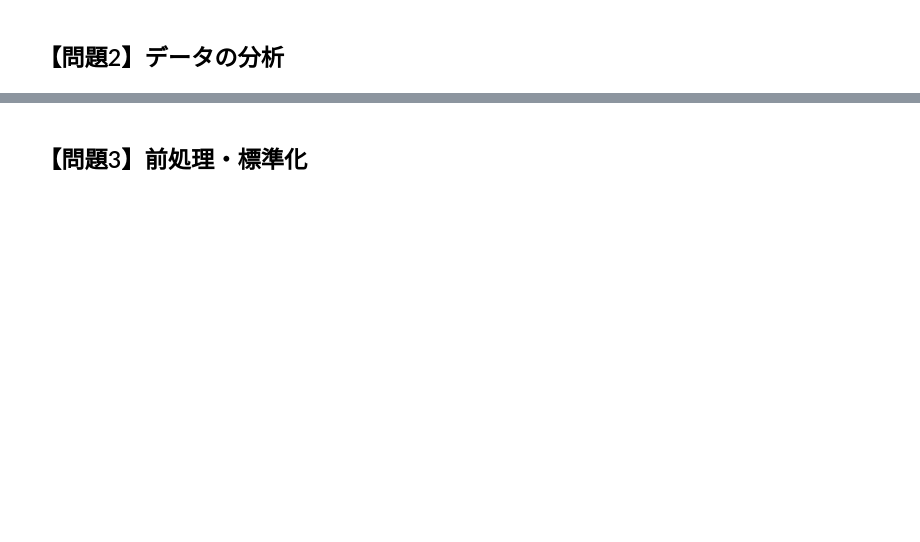
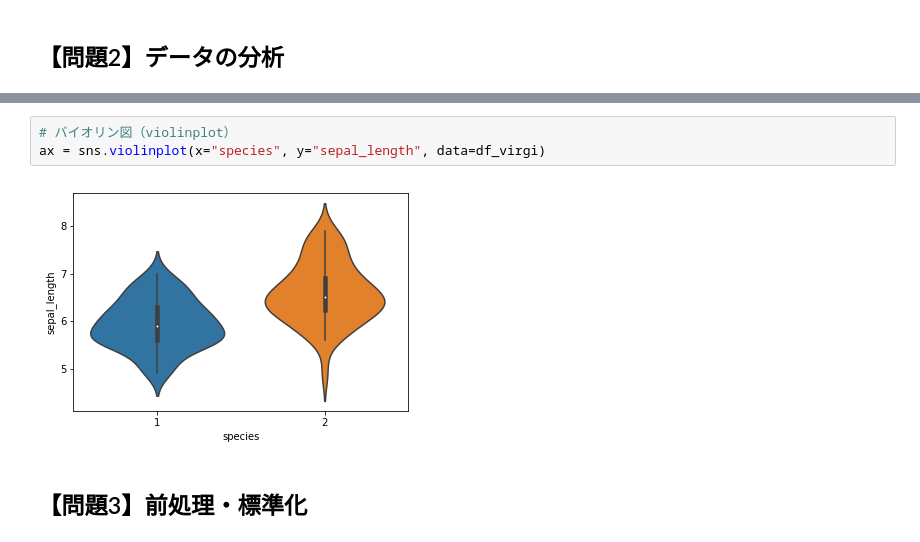
Before and after one commit to norotime/diveintocode-ml, a Jupyter notebook: week4/week4-work1.ipynb, the cells around one changed output, grey strips where cells are left out. Cells and saved outputs as stored; diff of their text form; blank space fills up the shorter version.

```diff
--- a/week4/week4-work1.ipynb
+++ b/week4/week4-work1.ipynb
@@ -17,2 +113,7 @@
+# %%
+# バイオリン図（violinplot）
+ax = sns.violinplot(x="species", y="sepal_length", data=df_virgi)
+# %% [output]
+[figure, added]
 # %% [markdown]
 ## 【問題3】前処理・標準化
```
Also changed, not shown: parts of 25 cells of this notebook, 1 other file.
